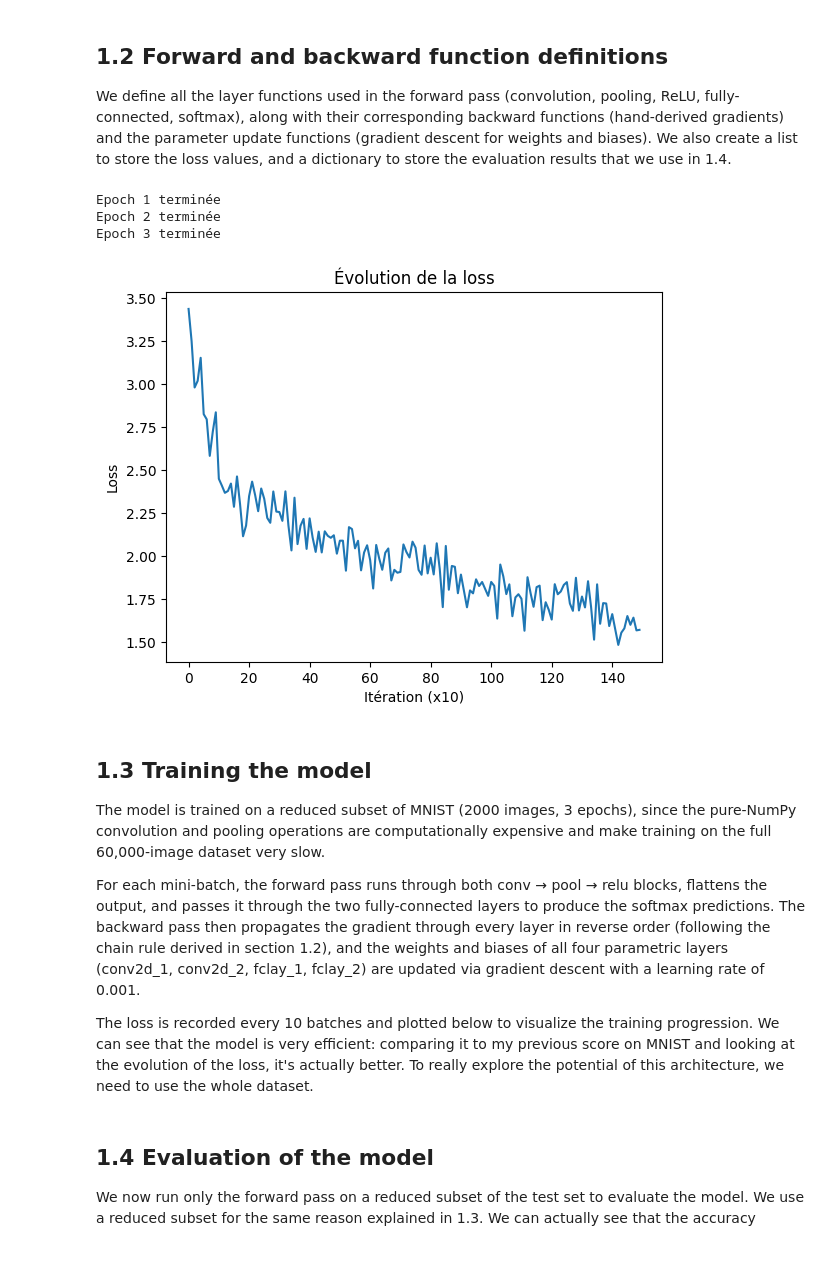
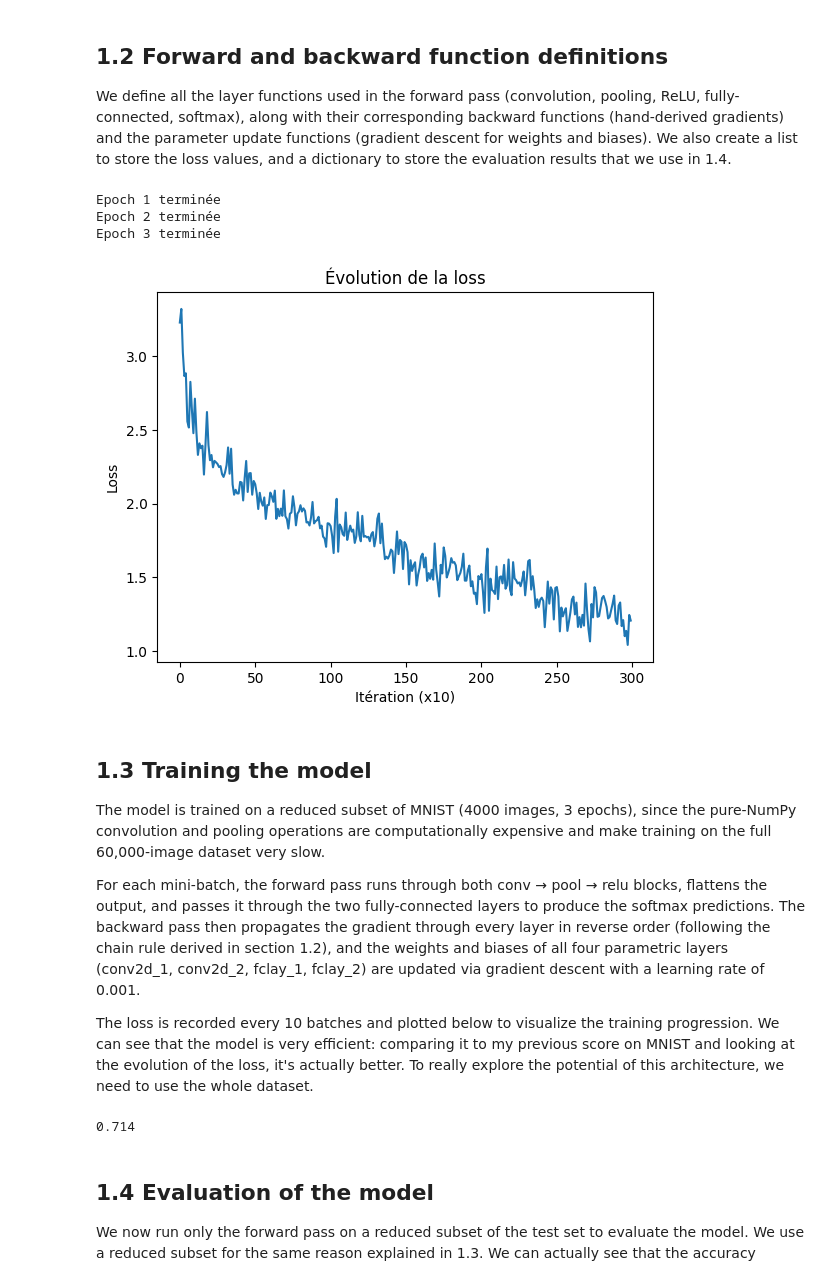
Before and after one commit to ambroise-lb/Hand-Made-Neural-Net, a Jupyter notebook: HM_LeNetLike.ipynb, the cells around one changed output. Saved outputs shown, nothing was run; the diff lists cells and outputs as text; code cells hidden in the pictures.

```diff
--- a/HM_LeNetLike.ipynb
+++ b/HM_LeNetLike.ipynb
@@ -178,8 +180,8 @@ Evaluation = {
 We define all the layer functions used in the forward pass (convolution, pooling, ReLU, fully-connected, softmax), along with their corresponding backward functions (hand-derived gradients) and the parameter update functions (gradient descent for weights and biases).
 We also create a list to store the loss values, and a dictionary to store the evaluation results that we use in 1.4.
 # %%
-X_train_small = X_train[:2000]
-y_train_small = y_train[:2000]
+X_train_small = X_train[:4000]
+y_train_small = y_train[:4000]
 n_epochs = 3
 batch_size = 40
 for epoch in range(n_epochs):
@@ -227,38 +229,38 @@ for epoch in range(n_epochs):
 
   majW_Conv1 = maj_W(grad11[0],W_conv2d_1, 0.001)
   majb_Conv1 = maj_b(grad11[1],b_conv2d_1, 0.001)
 
   W_conv2d_1 = majW_Conv1
   b_conv2d_1 = majb_Conv1
 
   W_conv2d_2 = majW_Conv2
   b_conv2d_2 = majb_Conv2
 
   W_fclay1 = majW_FClay1
   b_fclay1 = majb_FClay1
 
   W_fclay2 = majW_FClay2
   b_fclay2 = majb_FClay2
 
   if i % 10 == 0:
     L = Loss(y_pred,y)
     LossStock.append(L)
  print(f"Epoch {epoch+1} terminée")
 
 plt.plot(LossStock)
 plt.xlabel("Itération (x10)")
 plt.ylabel("Loss")
 plt.title("Évolution de la loss")
 plt.show()
 # %% [output]
 Epoch 1 terminée
 Epoch 2 terminée
 Epoch 3 terminée
-[figure, old version]
+[figure, new version]
 # %% [markdown]
 ## 1.3 Training the model
 
-The model is trained on a reduced subset of MNIST (2000 images, 3 epochs), since the pure-NumPy convolution and pooling operations are computationally expensive and make training on the full 60,000-image dataset very slow.
+The model is trained on a reduced subset of MNIST (4000 images, 3 epochs), since the pure-NumPy convolution and pooling operations are computationally expensive and make training on the full 60,000-image dataset very slow.
 
 For each mini-batch, the forward pass runs through both conv → pool → relu blocks, flattens the output, and passes it through the two fully-connected layers to produce the softmax predictions. The backward pass then propagates the gradient through every layer in reverse order (following the chain rule derived in section 1.2), and the weights and biases of all four parametric layers (conv2d_1, conv2d_2, fclay_1, fclay_2) are updated via gradient descent with a learning rate of 0.001.
 
@@ -289,6 +291,8 @@ for i in range(0, len(X_test_small), batch_size):
 
 accuracy = Evaluation["Success"] / (Evaluation["Success"] + Evaluation["Error"])
 print(accuracy)
+# %% [output]
+0.714
 # %% [markdown]
 ## 1.4 Evaluation of the model
 
```
Also changed, not shown: parts of 1 cell of this notebook.
